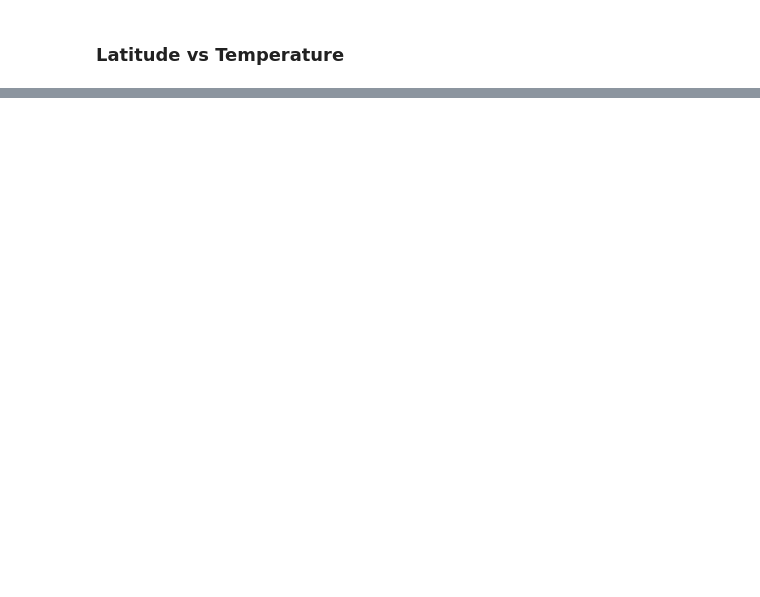
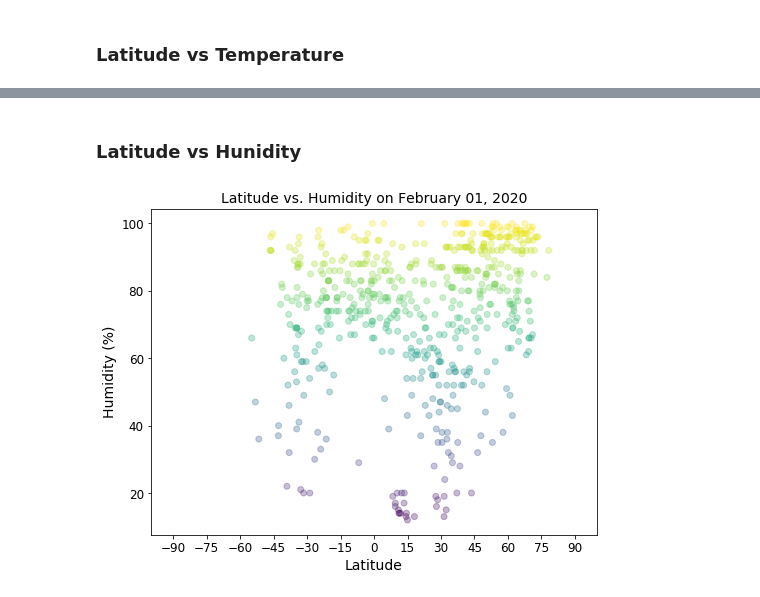
Before and after one commit to nqazimn/python-api-challenge, a Jupyter notebook: WeatherPy/WeatherPy_analysis.ipynb, the cells around one changed output, grey strips where cells are left out. Cells and saved outputs as stored; diff of their text form; code cells hidden in the pictures; blank space fills up the shorter version.

```diff
--- a/WeatherPy/WeatherPy_analysis.ipynb
+++ b/WeatherPy/WeatherPy_analysis.ipynb
@@ -77,0 +85,13 @@ plt.show()
+# %% [markdown]
+### Latitude vs Hunidity
+# %%
+fig1, ax1 = plot_weather_data_vs_latitude(weather_df['Latitude'], \
+                                          weather_df['Humidity'], \
+                                          'Humidity (%)');
+ax1.set_title('Latitude vs. Humidity on ' + \
+              (date.today() - timedelta(days=day_since_data_request)).strftime('%B %d, %Y'), \
+              fontsize = 14);
+
+plt.show()
+# %% [output]
+[figure, added]
```
Also changed, not shown: parts of 12 cells of this notebook.
